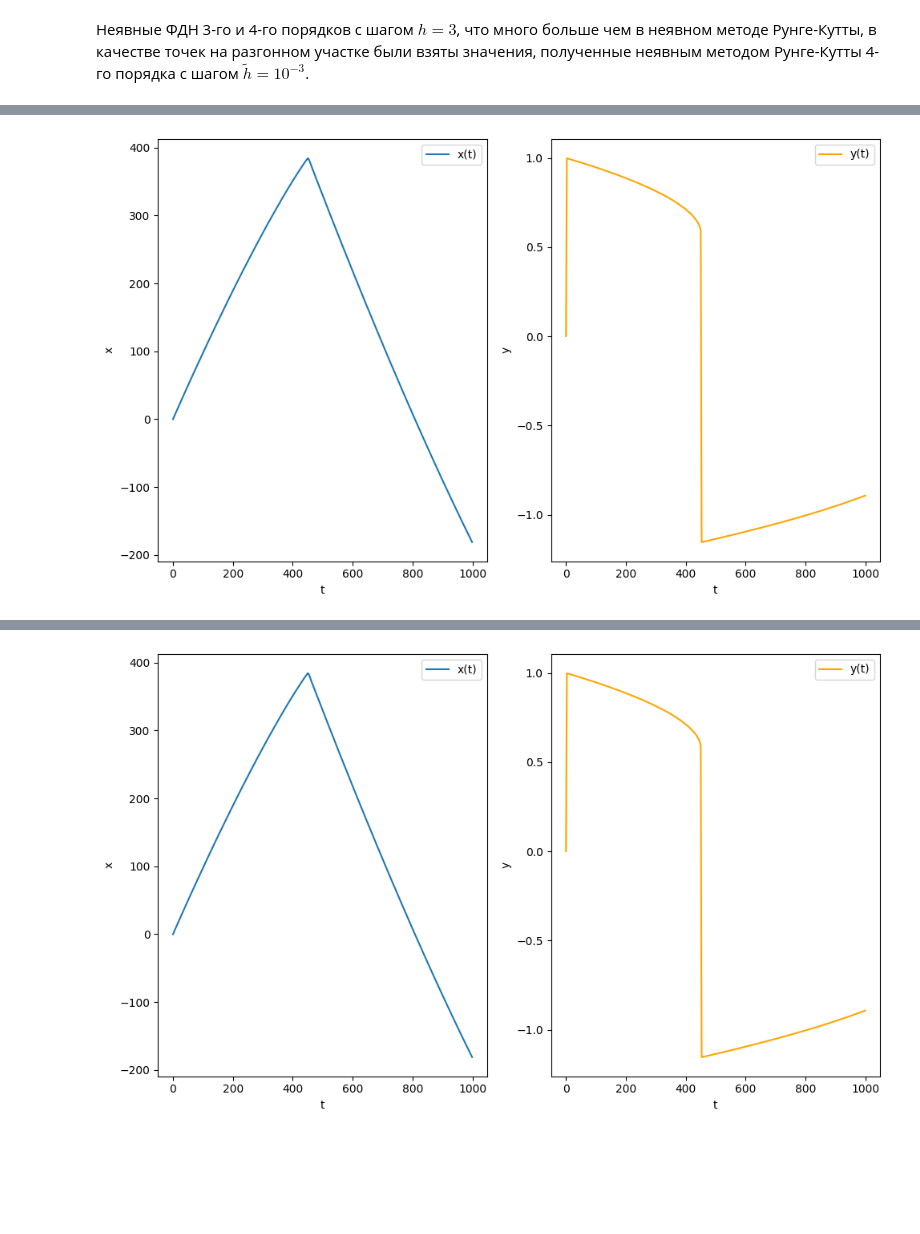
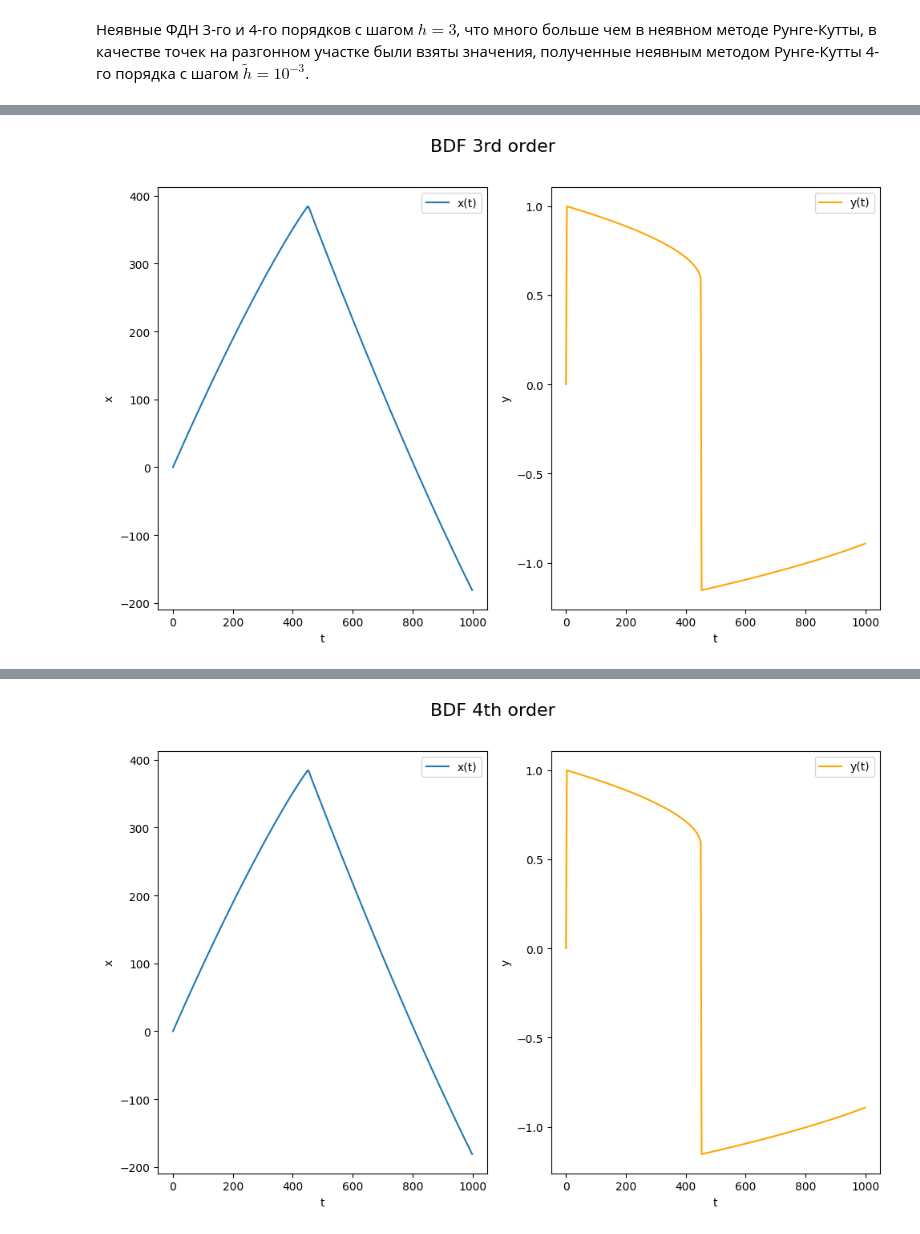
Before and after one commit to VoyakaGOD/computational-mathematics, a Jupyter notebook: stiff-ODE-systems.ipynb, the cells around one changed output, grey strips where cells are left out. Cells and saved outputs as stored; diff of their text form; code cells hidden in the pictures; blank space fills up the shorter version.

```diff
--- a/stiff-ODE-systems.ipynb
+++ b/stiff-ODE-systems.ipynb
@@ -18,12 +18,12 @@ from ODElib import *
 mu = 1000
 T = 1000
 u0 = Vector(0, 0.001)
-ODEIOSettings.out = lambda p: print("\r", p*100, "%" + " "*30, sep="", end="")
+ODEIOSettings.out = lambda p: print(f"\r{p*100:.5f}%" + " "*30, sep="", end="")
 
 def f(t : float, u : Vector):
     return Vector(u[1], mu*u[1]*(1 - u[1]**2)-u[0])
 
-def show_result(ts : list[float], us : list[Vector]):
+def show_result(ts : list[float], us : list[Vector], name = None):
     fig = plt.figure(figsize=[10, 6])
     fig.add_subplot(1, 2, 1)
     plt.plot(ts, [u[0] for u in us], label="x(t)")
@@ -35,6 +35,8 @@ def show_result(ts : list[float], us : list[Vector]):
     plt.legend()
     plt.xlabel("t")
     plt.ylabel("y")
+    if name is not None:
+        plt.figtext(0.5, 1.05, name, ha="center", fontsize=16)
     plt.tight_layout()
     plt.show()
 # %% [markdown]
@@ -71,6 +73,6 @@ ratio = int(1e3*h)
 sp = RungeKuttaMethods.implicit_4_order(f, u0, 1e-3, 3*ratio)
 sp = sp[::ratio]
 
-show_result(ts, BDF.implicit_3_order(f, sp[:3], h, N))
-show_result(ts, BDF.implicit_4_order(f, sp, h, N))
+show_result(ts, BDF.implicit_3_order(f, sp[:3], h, N), "BDF 3rd order")
+show_result(ts, BDF.implicit_4_order(f, sp, h, N), "BDF 4th order")
 # %% [output]
@@ -78 +80 @@ show_result(ts, BDF.implicit_4_order(f, sp, h, N))
-[figure, old version]
+[figure, new version]
@@ -80,2 +82,2 @@ show_result(ts, BDF.implicit_4_order(f, sp, h, N))
-[figure, old version]
+[figure, new version]
 # %% [markdown]
```
Also changed, not shown: parts of 6 cells of this notebook, 1 other file.
